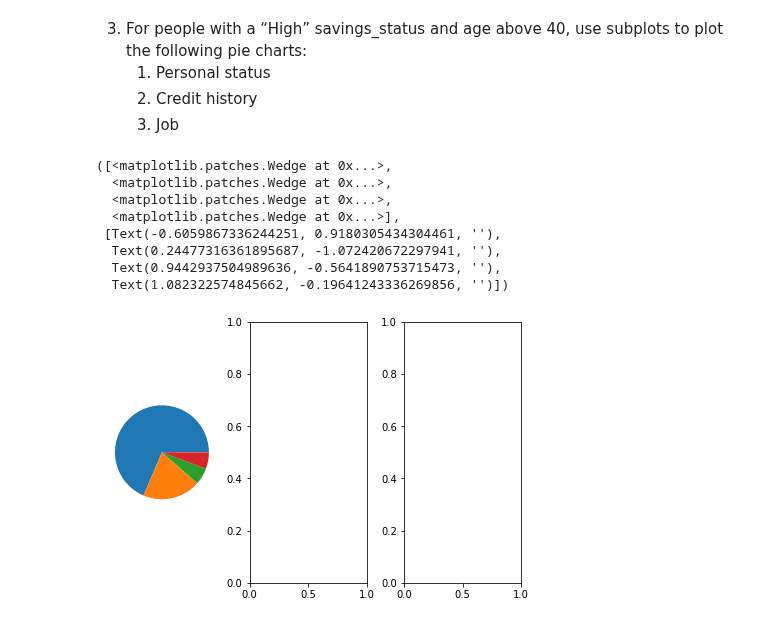
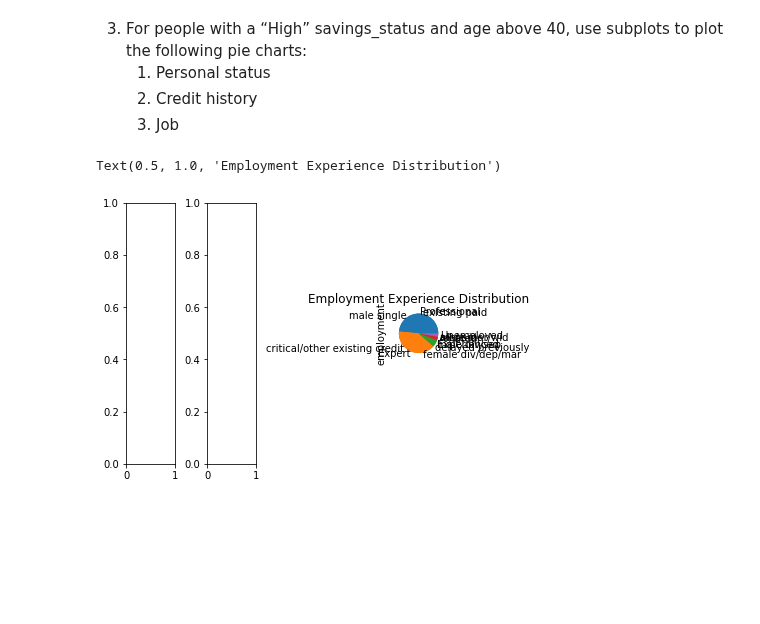
Before and after one commit to benwang2/obsidian-f22, a Jupyter notebook: Rutgers/2022 Fall/210/Assignments/Homework 3/src/german_credit.ipynb, the cells around one changed output. Saved outputs shown, nothing was run; the diff lists cells and outputs as text; code cells hidden in the pictures; blank space fills up the shorter version.

```diff
--- a/Rutgers/2022 Fall/210/Assignments/Homework 3/src/german_credit.ipynb
+++ b/Rutgers/2022 Fall/210/Assignments/Homework 3/src/german_credit.ipynb
@@ -260,17 +260,11 @@ plt.show()
 # %%
 subset = gcred[gcred["savings_status"] == "High"][gcred["age"] > 40]
 
 fig, axs = plt.subplots(1, 3, constrained_layout=True)
 
-axs[0].pie(subset['personal_status'].value_counts())
-axs[0].set_title("Personal Status Distribution")
+fig.add_subplot(0,subset['personal_status'].value_counts().plot.pie()).set_title("Personal Status Distribution")
+fig.add_subplot(1,subset['credit_history'].value_counts().plot.pie()).set_title("Credit History Distribution")
+fig.add_subplot(2,subset['employment'].value_counts().plot.pie()).set_title("Employment Experience Distribution")
 # %% [output]
-([<matplotlib.patches.Wedge at 0x...>,
-  <matplotlib.patches.Wedge at 0x...>,
-  <matplotlib.patches.Wedge at 0x...>,
-  <matplotlib.patches.Wedge at 0x...>],
- [Text(-0.6059867336244251, 0.9180305434304461, ''),
-  Text(0.24477316361895687, -1.072420672297941, ''),
-  Text(0.9442937504989636, -0.5641890753715473, ''),
-  Text(1.082322574845662, -0.19641243336269856, '')])
+Text(0.5, 1.0, 'Employment Experience Distribution')
-[figure, old version]
+[figure, new version]
```
